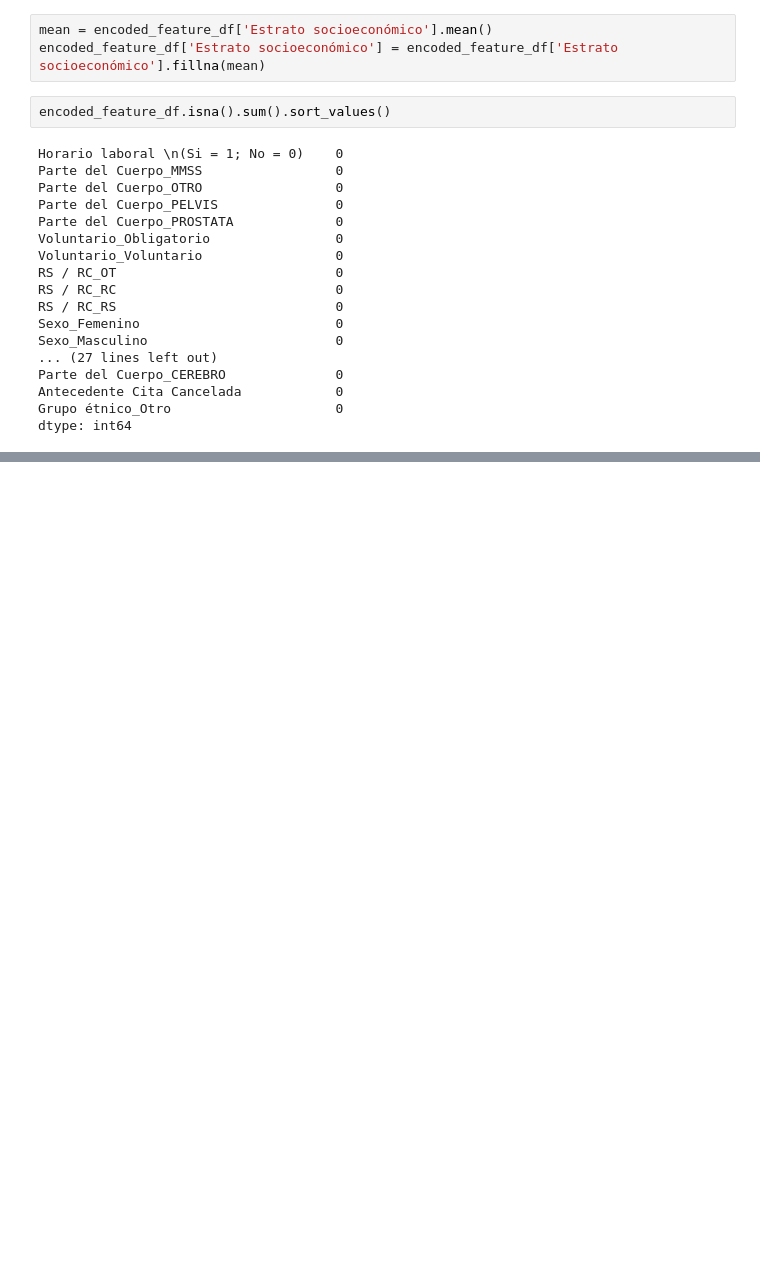
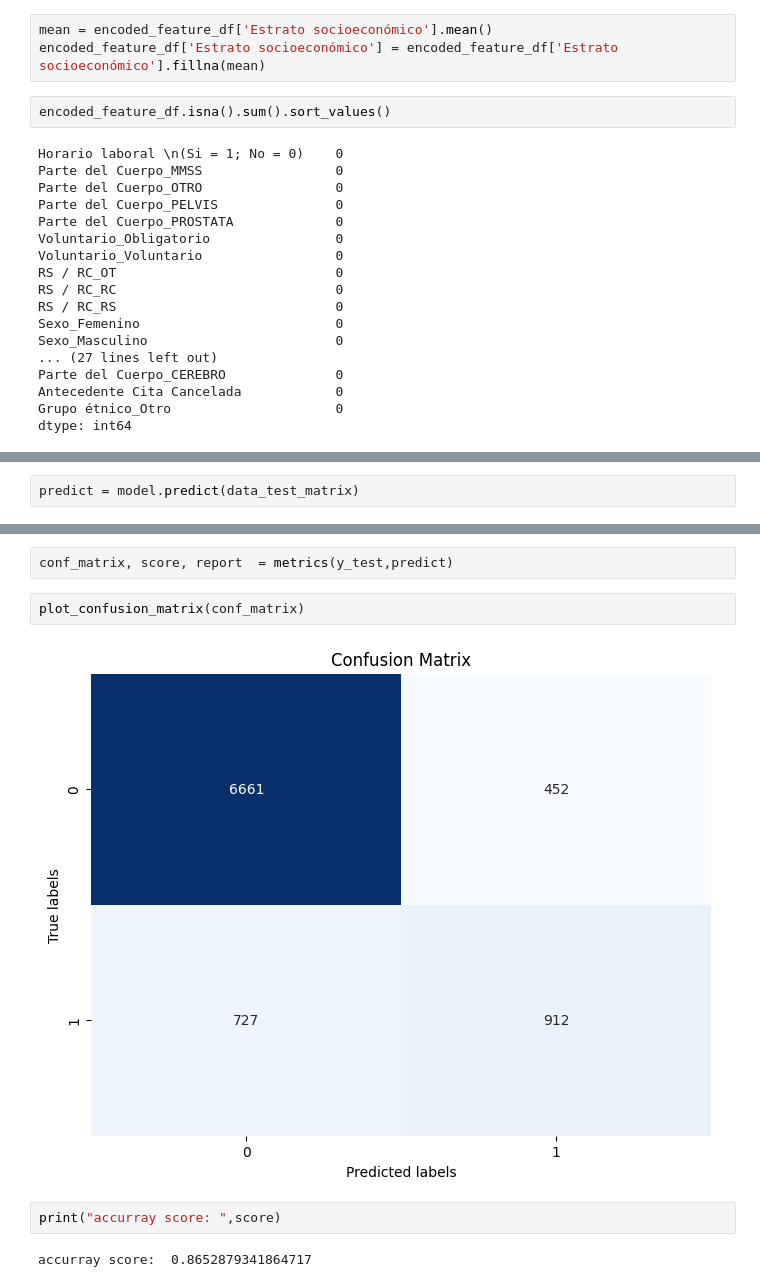
Before and after one commit to alexandersanchezjr/fvl-prediction-model, a Jupyter notebook: Prediccion de inasistencias .ipynb, the cells around one changed output, grey strips where cells are left out. Saved outputs shown, nothing was run; the diff lists cells and outputs as text; blank space fills up the shorter version.

```diff
--- a/Prediccion de inasistencias .ipynb
+++ b/Prediccion de inasistencias .ipynb
@@ -719,0 +858,2 @@ dtype: int64
+# %%
+predict = model.predict(data_test_matrix)
@@ -719,0 +877,10 @@ dtype: int64
+# %%
+conf_matrix, score, report  = metrics(y_test,predict)
+# %%
+plot_confusion_matrix(conf_matrix)
+# %% [output]
+[figure, added]
+# %%
+print("accurray score: ",score)
+# %% [output]
+accurray score:  0.8652879341864717
```
Also changed, not shown: parts of 40 cells of this notebook.
